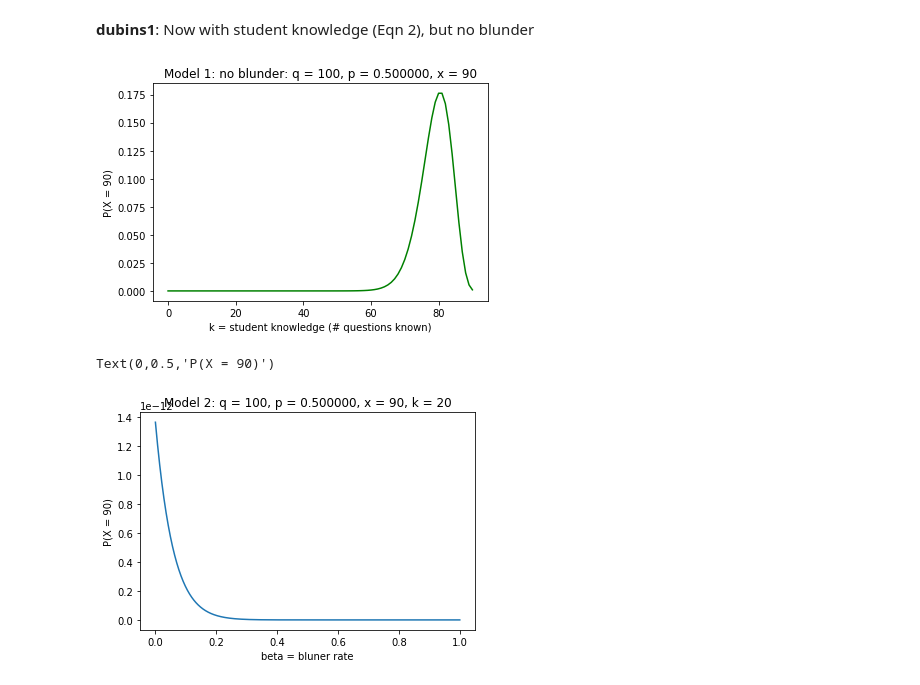
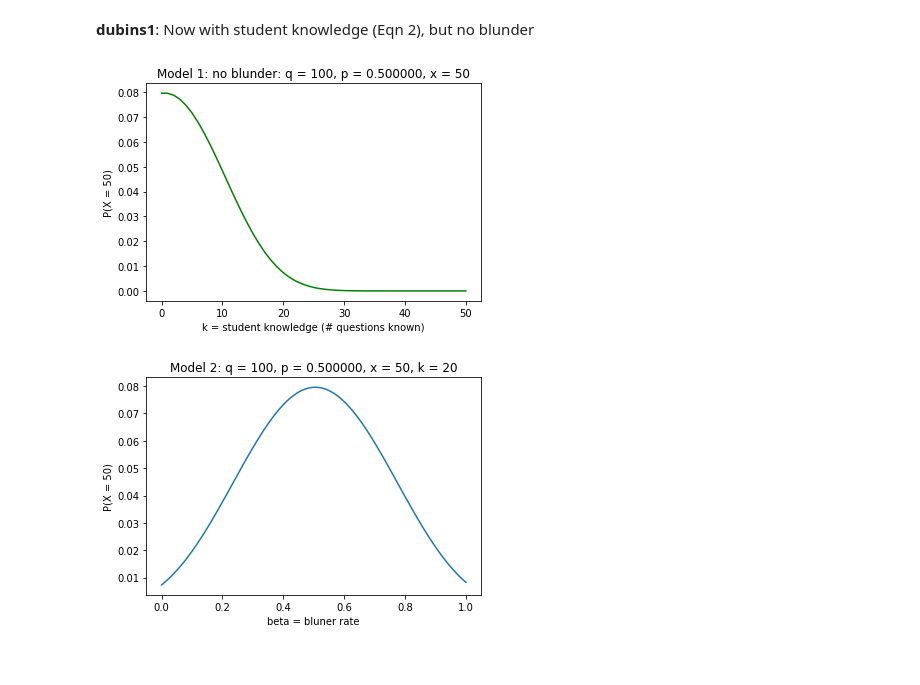
Before and after one commit to poonmk/When-passing-fails, a Jupyter notebook: Dubins simulations.ipynb, the cells around one changed output. Drawn from its saved outputs; the diff is of its cells as text; code cells hidden in the pictures.

```diff
--- a/Dubins simulations.ipynb
+++ b/Dubins simulations.ipynb
@@ -5,3 +7,9 @@ https://ac.els-cdn.com/S187712971530157X/1-s2.0-S187712971530157X-main.pdf?_tid=
+# %%
+q = 100 # number of questions
+x = 50 # total correct responses
+p = 0.5 # probability of guessing correctly
+k = 20 # number of questions known (= student knowledge)
+beta = 0.1 # blunder rate
 # %% [markdown]
 Import python libraries
 # %%
@@ -35,9 +40,3 @@ Define parameters as per David in CPTL
-# %%
-q = 100 # number of questions
-x = 90 # total correct responses
-p = 0.5 # probability of guessing correctly
-k = 20 # number of questions known (= student knowledge)
-beta = 0 # blunder rate
 # %% [markdown]
 <b>dubins0</b>: Plain binomial distribution for getting total scores = x (Eqn 1)
 # %%
@@ -63,20 +62,20 @@ plt.xlabel('k = student knowledge (# questions known)')
 plt.ylabel('P(X = %i)' %x)
 plt.show()
 # %% [output]
-[figure, old version]
+[figure, new version]
 # %%
 list3 = []
-step = 0.001
+step = 0.01 # data density in data, feel free to change
 i = 0
 while i < 1:
     list3.append(dubins2(q,x,p,k,i))
     i += step
 
 x_plot = np.linspace(0, 1, len(list3))
 plt.plot(x_plot, list3)
 plt.title('Model 2: q = %i, p = %f, x = %i, k = %i' % (q, p, x, k))
 plt.xlabel('beta = bluner rate')
 plt.ylabel('P(X = %i)' %x)
+plt.show()
 # %% [output]
-Text(0,0.5,'P(X = 90)')
-[figure, old version]
+[figure, new version]
```
Also changed, not shown: parts of 3 cells of this notebook.
